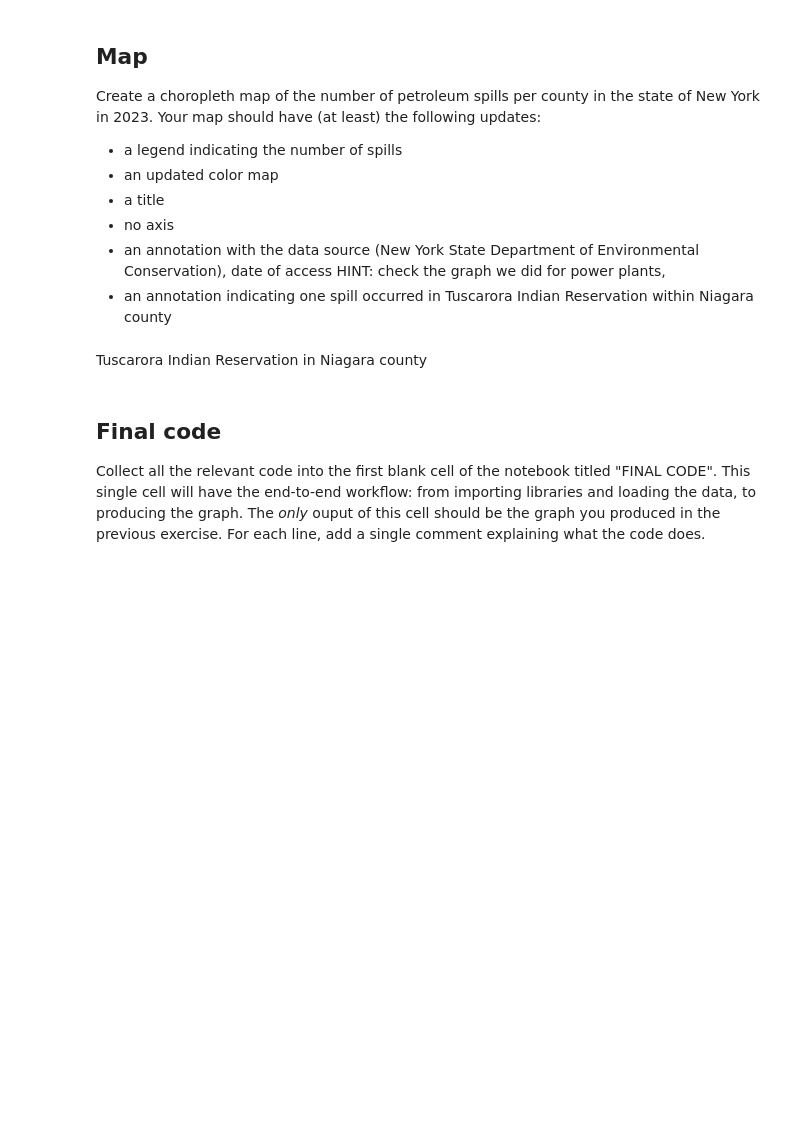
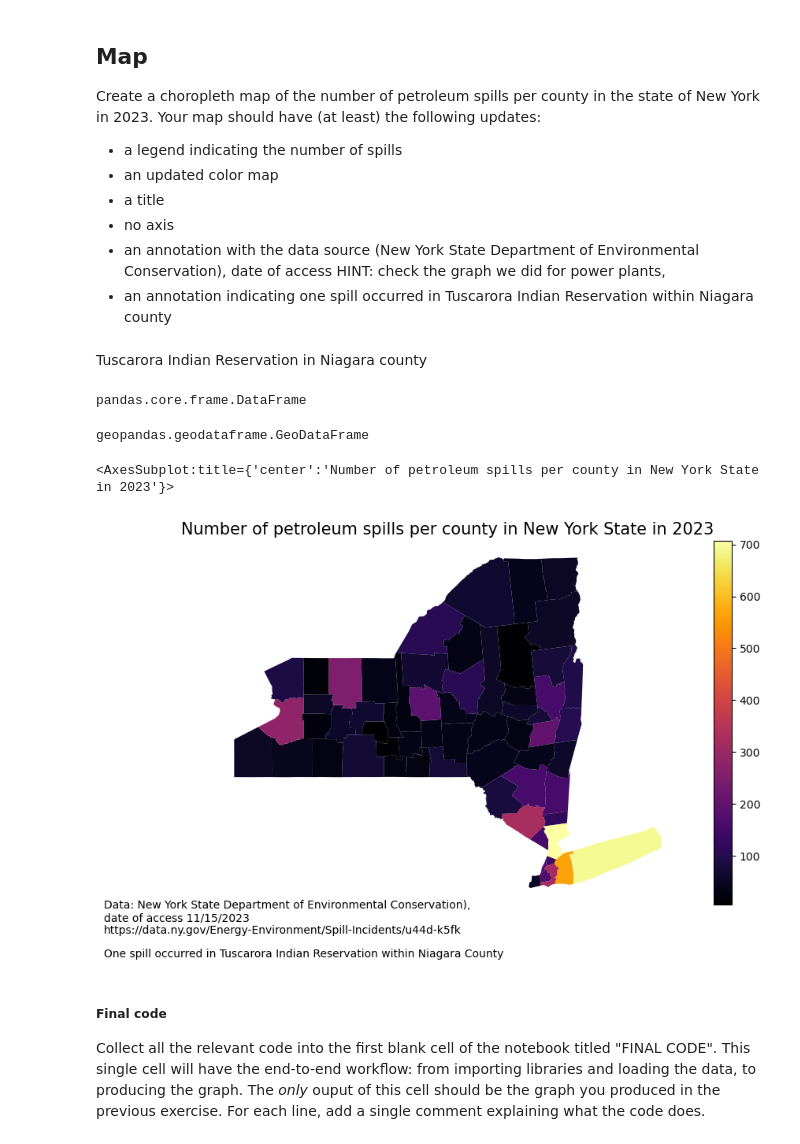
Before and after one commit to cnordheim-maestas/eds-220-hwk3, a Jupyter notebook: hwk3-task1-spills (1).ipynb, the cells around one changed output. Saved outputs shown, nothing was run; the diff lists cells and outputs as text; code cells hidden in the pictures; blank space fills up the shorter version.

Commit message:
havea plot

```diff
--- a/hwk3-task1-spills (1).ipynb
+++ b/hwk3-task1-spills (1).ipynb
@@ -464,0 +468,5 @@ st_lawrence_index
+# %%
+# 4. Use the st_lawrence_index and at to update St Lawrence name in spills_per_county dataframe
+
+# access value at row with index=st_lawrence_index and column='county' and change to "St. Lawrence"
+spills_per_county.at[st_lawrence_index,'county'] = "St. Lawrence"
@@ -480,0 +506,4 @@ From our previous exploration we know that Tuscarora Indian Reservation will not
+# %%
+# 2. Over-write ny_counties as the inner join of the spills_per_county and ny_counties dataframes
+ny_counties = joined
+ny_counties
@@ -481,3 +531,6 @@ From our previous exploration we know that Tuscarora Indian Reservation will not
+# %%
+# 85 + 1 = 86, change to 86
+ny_counties.loc[ny_counties.county=='Niagara', 'n_spills']=86
 # %% [markdown]
 ## Map
 Create a choropleth map of the number of petroleum spills per county in the state of New York in 2023.
@@ -495,4 +546,50 @@ Tuscarora Indian Reservation in Niagara county
+# %%
+type(ny_counties) # why is it not a geopandas dataset??
+# %% [output]
+pandas.core.frame.DataFrame
+# %%
+# ensure it's a geodataframe
+ny_geo = gpd.GeoDataFrame(ny_counties)
+type(ny_geo)
+# %% [output]
+geopandas.geodataframe.GeoDataFrame
+# %%
+# figsize updates the figure size
+fig, ax = plt.subplots(figsize=(10, 6))
+
+# --------------------------
+# remove the axis box around the map
+ax.axis('off')
+
+# update title
+ax.set_title('Number of petroleum spills per county in New York State in 2023',
+fontsize=15)
+
+# annotate the data source
+ax.annotate("Data: New York State Department of Environmental Conservation), \ndate of access 11/15/2023 \nhttps://data.ny.gov/Energy-Environment/Spill-Incidents/u44d-k5fk",
+            xy=(0.01, .06), # position
+            xycoords='figure fraction',
+            fontsize=10,
+            color='black')
+
+# annotate the spill in Tuscarora Indian Reservation
+ax.annotate("One spill occurred in Tuscarora Indian Reservation within Niagara County",
+            xy=(0.01, .01), # position
+            xycoords='figure fraction',
+            fontsize=10,
+            color='black')
+
+# --------------------------
+# add counties
+ny_geo.plot(ax=ax,
+                  column='n_spills', # color points according to primsource value
+                  legend=True,    # add legend
+                  cmap='inferno', # use a continuous!
+           )
+# %% [output]
+<AxesSubplot:title={'center':'Number of petroleum spills per county in New York State in 2023'}>
+[figure, added]
 # %% [markdown]
-## Final code
+##### Final code
 
 Collect all the relevant code into the first blank cell of the notebook titled "FINAL CODE". This single cell will have the end-to-end workflow: from importing libraries and loading the data, to producing the graph. The *only* ouput of this cell should be the graph you produced in the previous exercise. For each line, add a single comment explaining what the code does.
```
Also changed, not shown: parts of 14 cells of this notebook.
